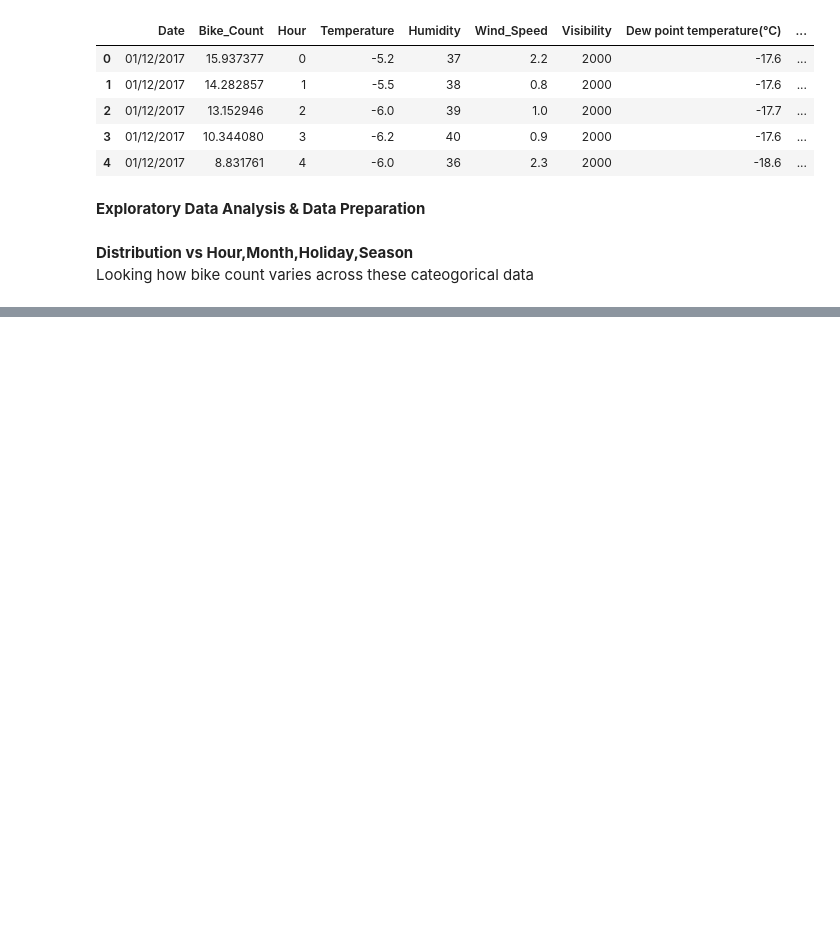
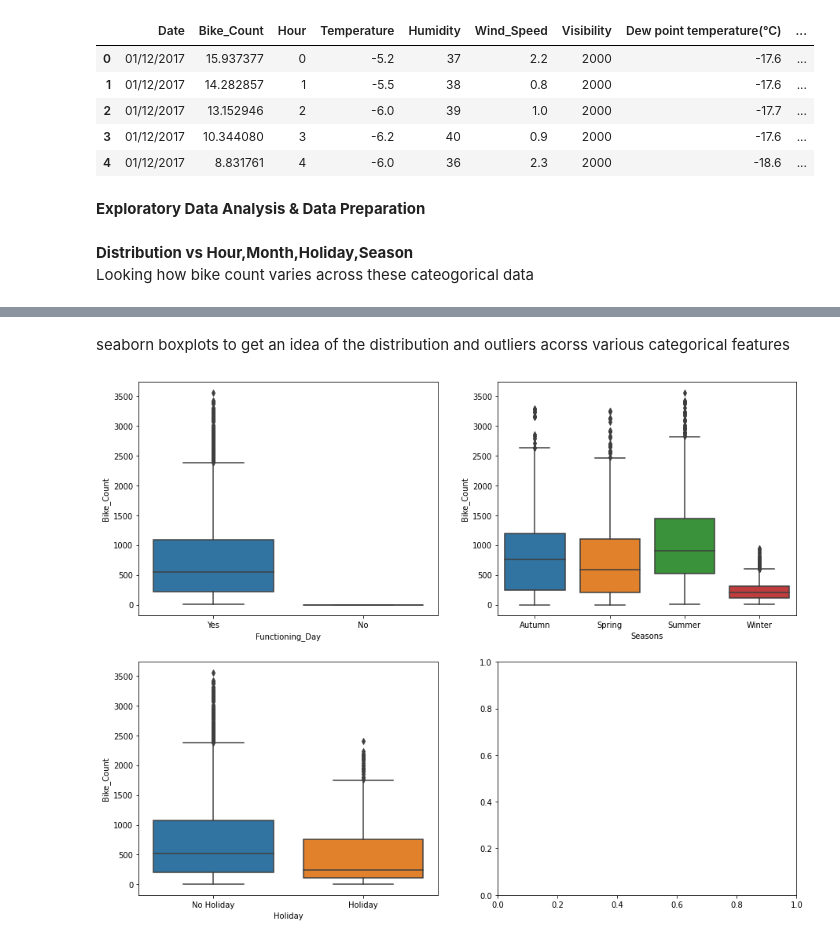
Before and after one commit to junaiskv94/Bike-SHaring-Demand-Prediction, a Jupyter notebook: Bike_Sharing_Demand_Prediction_Capstone_Project.ipynb, the cells around one changed output, grey strips where cells are left out. Saved outputs shown, nothing was run; the diff lists cells and outputs as text; code cells hidden in the pictures; blank space fills up the shorter version.

```diff
--- a/Bike_Sharing_Demand_Prediction_Capstone_Project.ipynb
+++ b/Bike_Sharing_Demand_Prediction_Capstone_Project.ipynb
@@ -317,0 +358,13 @@ df.groupby(['Seasons'])['Bike_Count'].mean().reset_index()
+# %% [markdown]
+seaborn boxplots to get an idea of the distribution and outliers acorss various categorical features
+# %%
+# Seaborn boxplots to get an idea of the distribution/outliers
+f, axes = plt.subplots(2, 2, figsize=(15, 12))
+sns.boxplot(data=df, y='Bike_Count', x='Functioning_Day', ax=axes[0][0])
+hue_order= ['Autumn', 'Spring', 'Summer', 'Winter']
+sns.boxplot(data=df, y='Bike_Count', x='Seasons', ax=axes[0][1], order=hue_order)
+sns.boxplot(data=df, y='Bike_Count', x='Holiday', ax=axes[1][0])
+
+plt.show()
+# %% [output]
+[figure, added]
```
Also changed, not shown: parts of 9 cells of this notebook.
